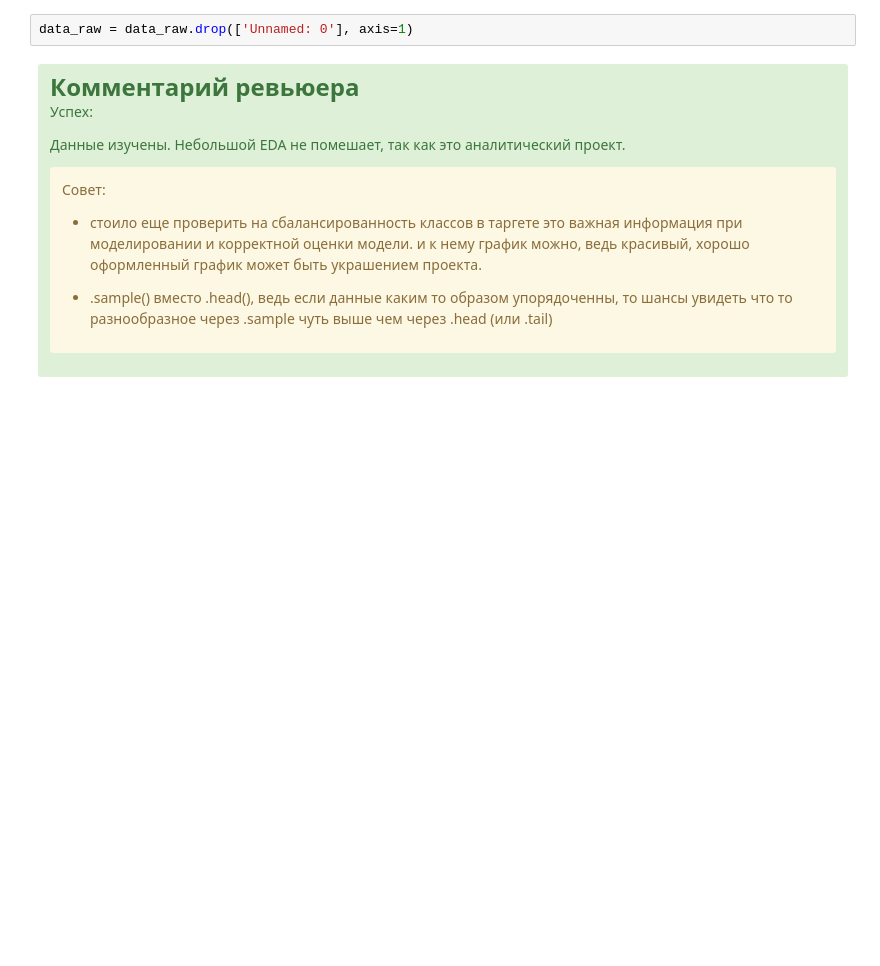
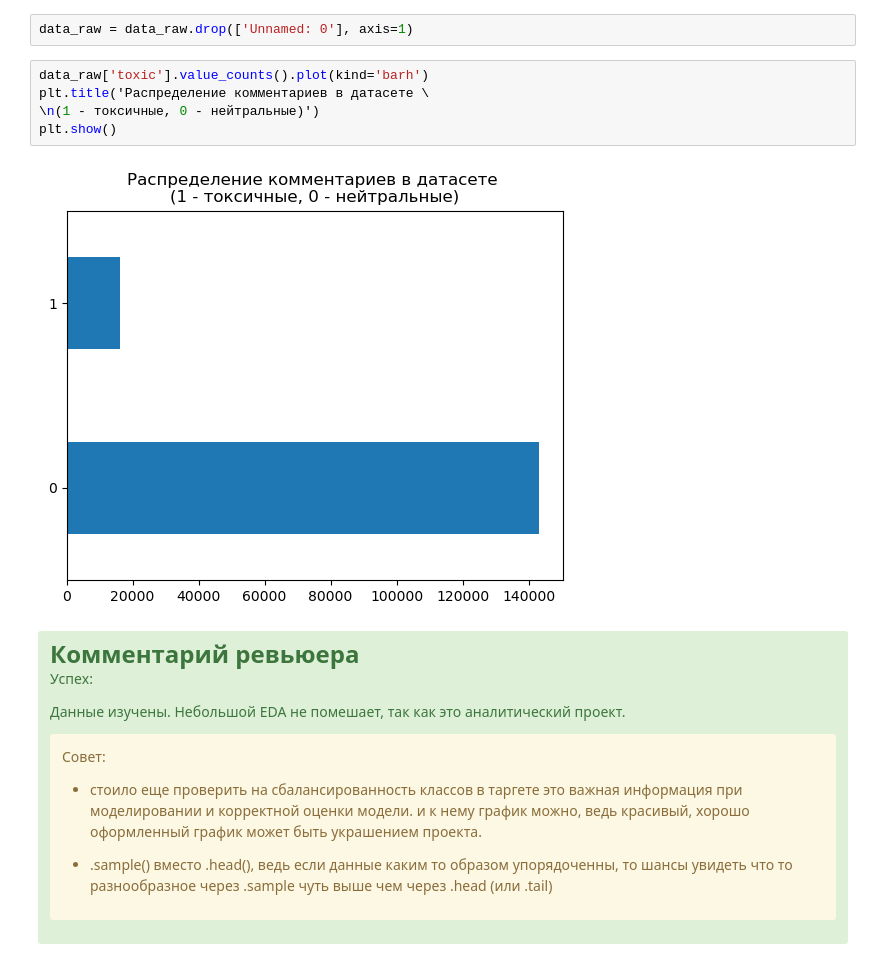
Before and after one commit to alex-blessed/YandexP-projects, a Jupyter notebook: ba8e7d89-f790-4983-91d7-c8eb056b6c01.ipynb, the cells around one changed output. Saved outputs shown, nothing was run; the diff lists cells and outputs as text; blank space fills up the shorter version.

```diff
--- a/ba8e7d89-f790-4983-91d7-c8eb056b6c01.ipynb
+++ b/ba8e7d89-f790-4983-91d7-c8eb056b6c01.ipynb
@@ -107,6 +121,13 @@ data_raw.sample(5)
 Уберем лишний столбец *Unnamed: 0*
 # %%
 data_raw = data_raw.drop(['Unnamed: 0'], axis=1)
+# %%
+data_raw['toxic'].value_counts().plot(kind='barh')
+plt.title('Распределение комментариев в датасете \
+\n(1 - токсичные, 0 - нейтральные)')
+plt.show()
+# %% [output]
+[figure, added]
 # %% [markdown]
 <div class="alert alert-success">
 <font size="5"><b>Комментарий ревьюера</b></font>
```
Also changed, not shown: parts of 29 cells of this notebook.
